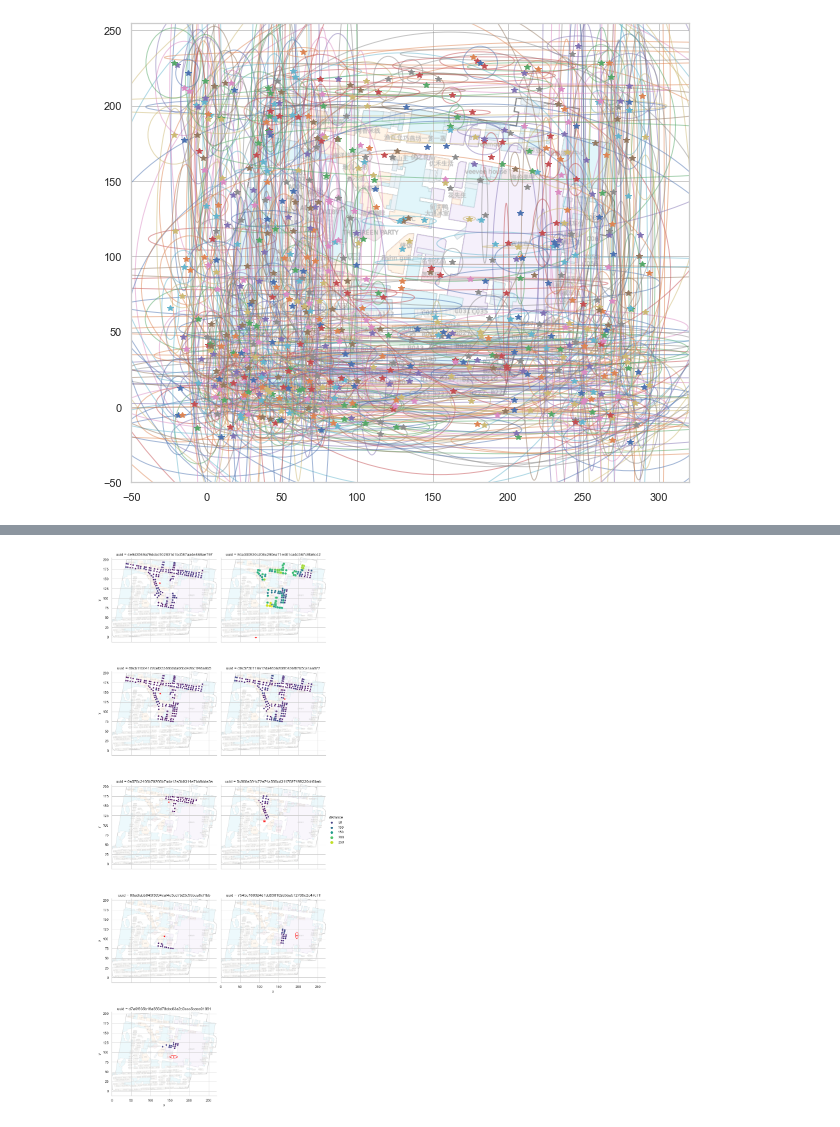
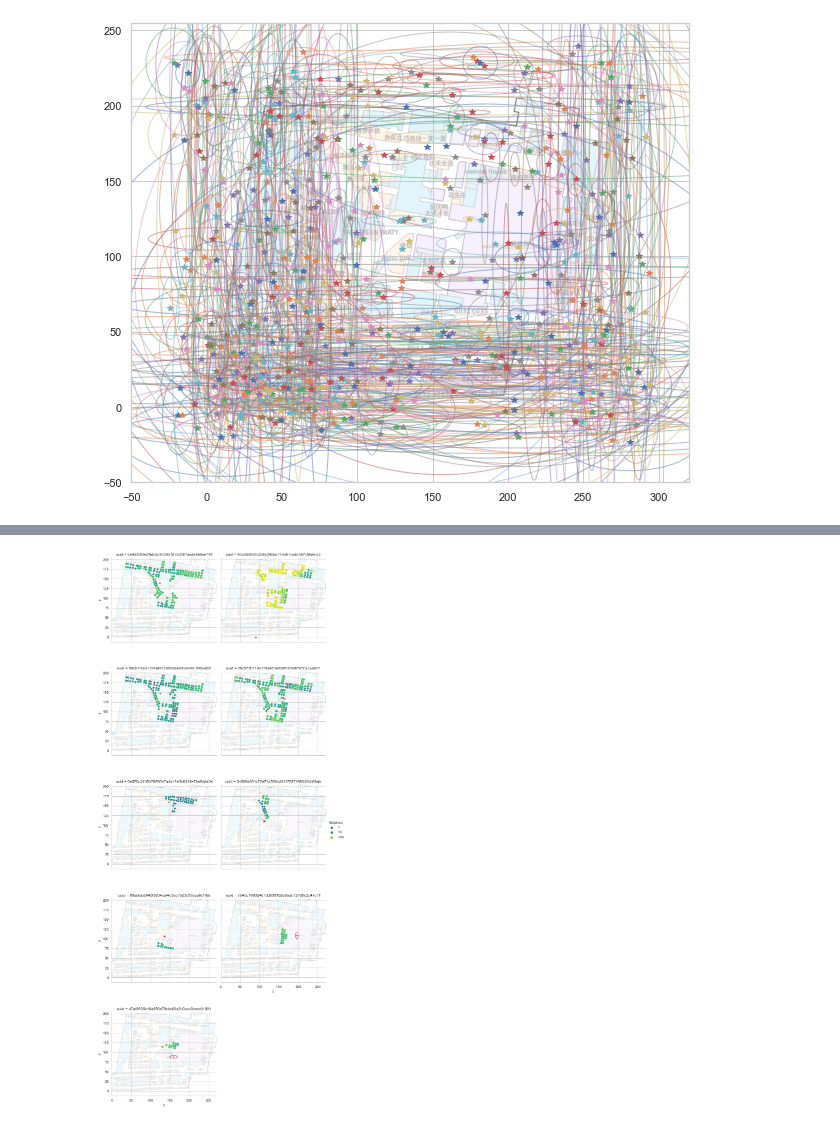
Before and after one commit to sorenhartmann/indoor-location-navigation, a Jupyter notebook: notebooks/3-beacon-model.ipynb, the cells around one changed output, grey strips where cells are left out. Cells and saved outputs as stored; diff of their text form; code cells hidden in the pictures.

```diff
--- a/notebooks/3-beacon-model.ipynb
+++ b/notebooks/3-beacon-model.ipynb
@@ -266,9 +265,11 @@ from src.plotting import get_beacon_distances
 beacon_distances  = get_beacon_distances(floor_data, floor_data.beacon_ids_)
 beacon_uuids = floor_data.beacon_ids_
 # %%
-fg = sns.relplot(data=beacon_distances, x="x", y="y", size="distance", hue="distance", col="uuid", col_wrap=2, palette="viridis")
+from matplotlib.colors import LogNorm
+fg = sns.relplot(data=beacon_distances, x="x", y="y", size="distance", hue="distance", col="uuid", col_wrap=2, palette="viridis",    hue_norm=LogNorm(),
+    size_norm=LogNorm())
 for uuid, ax in fg.axes_dict.items():
     ax.imshow(floor_data.image, extent=(0, floor_width, 0, floor_height), alpha=0.3)
-    plot_beacons(beacon_model, [beacon_uuids.index(uuid)], ax=ax, color="red")
+    plot_beacons(beacon_model, [beacon_uuids.index(uuid)], ax=ax, color="red",  marker="*")
 # %% [output]
-[figure, old version]
+[figure, new version]
```
Also changed, not shown: parts of 1 cell of this notebook, 3 other files.
